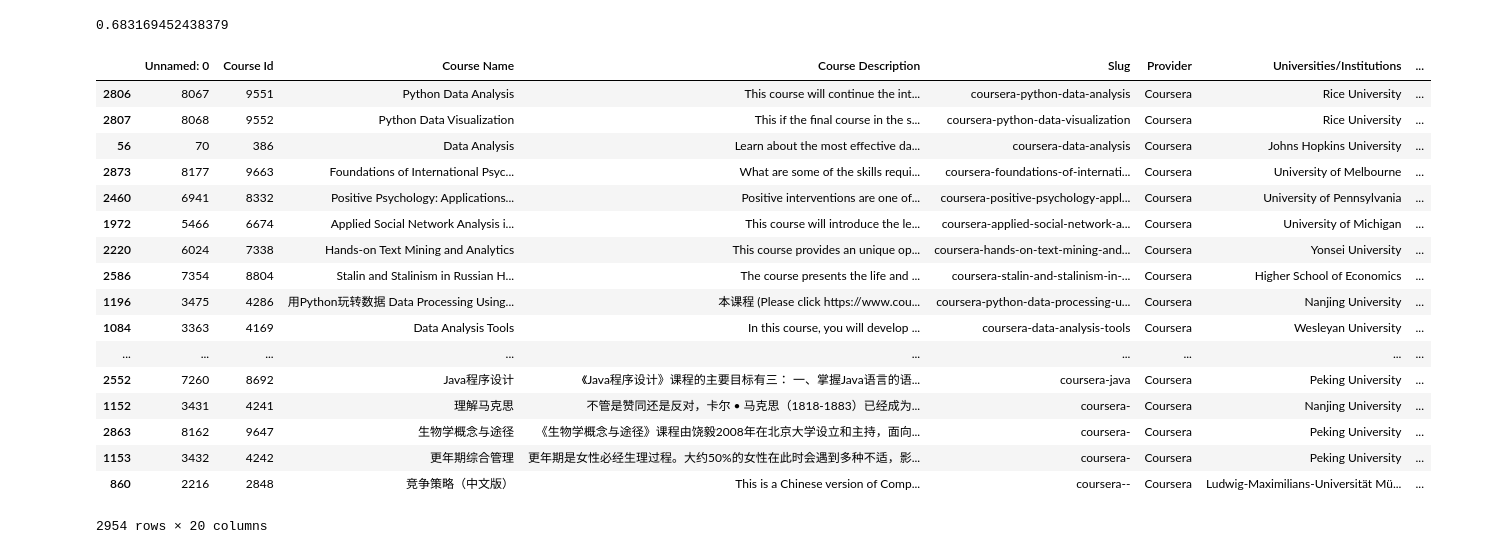
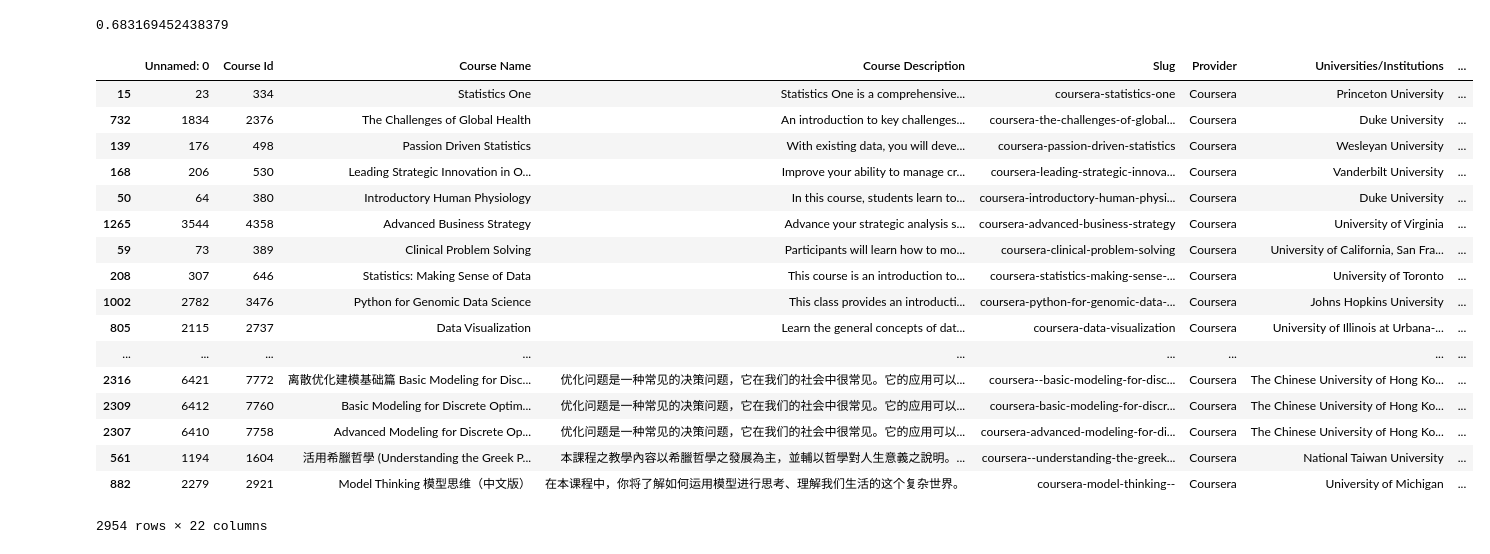
Before and after one commit to iamdv/mooc-recommender, a Jupyter notebook: Notebooks/Exploratory Data Analysis.ipynb, the cells around one changed output. Saved outputs shown, nothing was run; the diff lists cells and outputs as text; code cells hidden in the pictures.

Commit message:
Cosine model working with Skills and Role

```diff
--- a/Notebooks/Exploratory Data Analysis.ipynb
+++ b/Notebooks/Exploratory Data Analysis.ipynb
@@ -163,31 +163,31 @@ cosine_sim('data science','Investigate the flexibility and power of project-orie
 # %% [output]
 0.683169452438379
 # %%
-df_temp_results = df_temp_results.sort_values(by = 'CategoryCS', ascending = False)
+df_temp_results = df_temp_results.sort_values(by = 'skill_cdesc', ascending = False)
 
-df_temp_results.nlargest(int(len(df_temp_results) * 0.05), 'CategoryCS')
+df_temp_results.nlargest(int(len(df_temp_results) * 0.1), 'skill_cdesc')
 
 df_cosine_merged = df_courses.merge(df_temp_results, on='Course Id', how='inner')
 
-df_cosine_merged = df_cosine_merged.sort_values(by = 'CategoryCS', ascending = False)
+df_cosine_merged = df_cosine_merged.sort_values(by = 'skill_cdesc', ascending = False)
 
 df_cosine_merged
 # %% [output]
 |  | Unnamed: 0 | Course Id | Course Name | Course Description | Slug | Provider | Universities/Institutions | ... |
-| 2806 | 8067 | 9551 | Python Data Analysis | This course will continue the int... | coursera-python-data-analysis | Coursera | Rice University | ... |
-| 2807 | 8068 | 9552 | Python Data Visualization | This if the final course in the s... | coursera-python-data-visualization | Coursera | Rice University | ... |
-| 56 | 70 | 386 | Data Analysis | Learn about the most effective da... | coursera-data-analysis | Coursera | Johns Hopkins University | ... |
-| 2873 | 8177 | 9663 | Foundations of International Psyc... | What are some of the skills requi... | coursera-foundations-of-internati... | Coursera | University of Melbourne | ... |
-| 2460 | 6941 | 8332 | Positive Psychology: Applications... | Positive interventions are one of... | coursera-positive-psychology-appl... | Coursera | University of Pennsylvania | ... |
-| 1972 | 5466 | 6674 | Applied Social Network Analysis i... | This course will introduce the le... | coursera-applied-social-network-a... | Coursera | University of Michigan | ... |
-| 2220 | 6024 | 7338 | Hands-on Text Mining and Analytics | This course provides an unique op... | coursera-hands-on-text-mining-and... | Coursera | Yonsei University | ... |
-| 2586 | 7354 | 8804 | Stalin and Stalinism in Russian H... | The course presents the life and ... | coursera-stalin-and-stalinism-in-... | Coursera | Higher School of Economics | ... |
-| 1196 | 3475 | 4286 | 用Python玩转数据 Data Processing Using... | 本课程 (Please click https://www.cou... | coursera-python-data-processing-u... | Coursera | Nanjing University | ... |
-| 1084 | 3363 | 4169 | Data Analysis Tools | In this course, you will develop ... | coursera-data-analysis-tools | Coursera | Wesleyan University | ... |
+| 15 | 23 | 334 | Statistics One | Statistics One is a comprehensive... | coursera-statistics-one | Coursera | Princeton University | ... |
+| 732 | 1834 | 2376 | The Challenges of Global Health | An introduction to key challenges... | coursera-the-challenges-of-global... | Coursera | Duke University | ... |
+| 139 | 176 | 498 | Passion Driven Statistics | With existing data, you will deve... | coursera-passion-driven-statistics | Coursera | Wesleyan University | ... |
+| 168 | 206 | 530 | Leading Strategic Innovation in O... | Improve your ability to manage cr... | coursera-leading-strategic-innova... | Coursera | Vanderbilt University | ... |
+| 50 | 64 | 380 | Introductory Human Physiology | In this course, students learn to... | coursera-introductory-human-physi... | Coursera | Duke University | ... |
+| 1265 | 3544 | 4358 | Advanced Business Strategy | Advance your strategic analysis s... | coursera-advanced-business-strategy | Coursera | University of Virginia | ... |
+| 59 | 73 | 389 | Clinical Problem Solving | Participants will learn how to mo... | coursera-clinical-problem-solving | Coursera | University of California, San Fra... | ... |
+| 208 | 307 | 646 | Statistics: Making Sense of Data | This course is an introduction to... | coursera-statistics-making-sense-... | Coursera | University of Toronto | ... |
+| 1002 | 2782 | 3476 | Python for Genomic Data Science | This class provides an introducti... | coursera-python-for-genomic-data-... | Coursera | Johns Hopkins University | ... |
+| 805 | 2115 | 2737 | Data Visualization | Learn the general concepts of dat... | coursera-data-visualization | Coursera | University of Illinois at Urbana-... | ... |
 | ... | ... | ... | ... | ... | ... | ... | ... | ... |
-| 2552 | 7260 | 8692 | Java程序设计 | 《Java程序设计》课程的主要目标有三： 一、掌握Java语言的语... | coursera-java | Coursera | Peking University | ... |
-| 1152 | 3431 | 4241 | 理解马克思 | 不管是赞同还是反对，卡尔 • 马克思（1818-1883）已经成为... | coursera- | Coursera | Nanjing University | ... |
-| 2863 | 8162 | 9647 | 生物学概念与途径 | 《生物学概念与途径》课程由饶毅2008年在北京大学设立和主持，面向... | coursera- | Coursera | Peking University | ... |
-| 1153 | 3432 | 4242 | 更年期综合管理 | 更年期是女性必经生理过程。大约50%的女性在此时会遇到多种不适，影... | coursera- | Coursera | Peking University | ... |
-| 860 | 2216 | 2848 | 竞争策略（中文版） | This is a Chinese version of Comp... | coursera-- | Coursera | Ludwig-Maximilians-Universität Mü... | ... |
+| 2316 | 6421 | 7772 | 离散优化建模基础篇 Basic Modeling for Disc... | 优化问题是一种常见的决策问题，它在我们的社会中很常见。它的应用可以... | coursera--basic-modeling-for-disc... | Coursera | The Chinese University of Hong Ko... | ... |
+| 2309 | 6412 | 7760 | Basic Modeling for Discrete Optim... | 优化问题是一种常见的决策问题，它在我们的社会中很常见。它的应用可以... | coursera-basic-modeling-for-discr... | Coursera | The Chinese University of Hong Ko... | ... |
+| 2307 | 6410 | 7758 | Advanced Modeling for Discrete Op... | 优化问题是一种常见的决策问题，它在我们的社会中很常见。它的应用可以... | coursera-advanced-modeling-for-di... | Coursera | The Chinese University of Hong Ko... | ... |
+| 561 | 1194 | 1604 | 活用希臘哲學 (Understanding the Greek P... | 本課程之教學內容以希臘哲學之發展為主，並輔以哲學對人生意義之說明。... | coursera--understanding-the-greek... | Coursera | National Taiwan University | ... |
+| 882 | 2279 | 2921 | Model Thinking 模型思维（中文版） | 在本课程中，你将了解如何运用模型进行思考、理解我们生活的这个复杂世界。 | coursera-model-thinking-- | Coursera | University of Michigan | ... |
-2954 rows × 20 columns
+2954 rows × 22 columns
```
Also changed, not shown: parts of 1 cell of this notebook, 3 other files.
